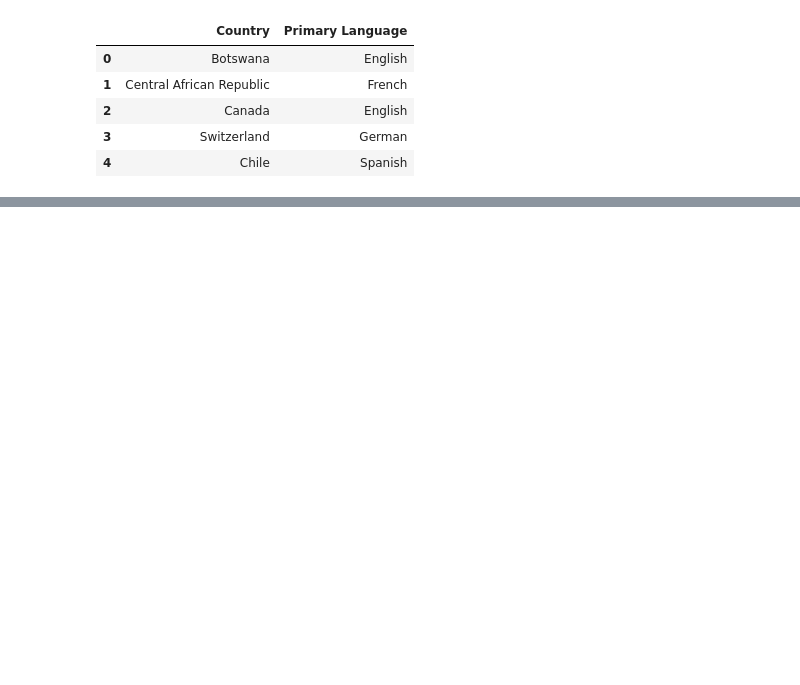
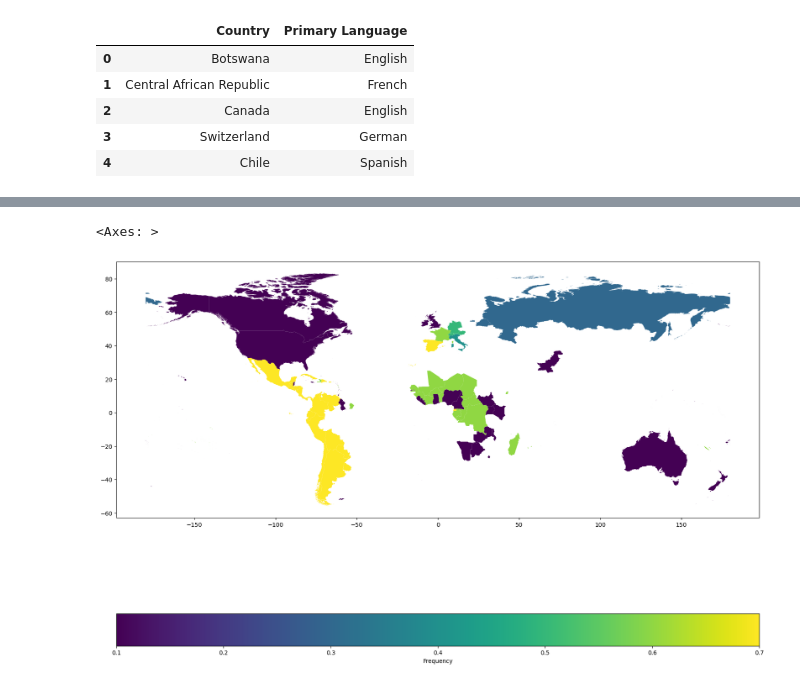
Before and after one commit to Shilord/GoogleNGrams_CrossLangViz, a Jupyter notebook: World Map Lang Data/Cleaning.ipynb, the cells around one changed output, grey strips where cells are left out. Cells and saved outputs as stored; diff of their text form; code cells hidden in the pictures; blank space fills up the shorter version.

Commit message:
Make preliminary Tableau and Python chloropleth graphs

```diff
--- a/World Map Lang Data/Cleaning.ipynb
+++ b/World Map Lang Data/Cleaning.ipynb
@@ -29,0 +68,27 @@ df_filt.head()
+# %%
+map = gpd.read_file("soc_071_world_languages.zip")
+
+map_filt = map[df['FIRST_OFFI'].isin(["English", "Chinese", "Russian", "Italian", "German", "French", "Spanish"])] # Ignoring Hebrew for now
+map_filt = map_filt.loc[:, ['COUNTRY', 'FIRST_OFFI', 'geometry']]
+map_filt = map_filt.rename(columns={'COUNTRY': 'Country', 'FIRST_OFFI': 'Primary Language'})
+
+ex_conditions = [
+    (map_filt['Primary Language'] == 'English'),
+    (map_filt['Primary Language'] == 'Chinese'),
+    (map_filt['Primary Language'] == 'Russian'),
+    (map_filt['Primary Language'] == 'Italian'),
+    (map_filt['Primary Language'] == 'German'),
+    (map_filt['Primary Language'] == 'French'),
+    (map_filt['Primary Language'] == 'Spanish')
+]
+
+ex_freq = [0.1, 0.2, 0.3, 0.4, 0.5, 0.6, 0.7]
+
+ex_map = map_filt.copy(deep=True)
+
+ex_map['Freq'] = np.select(ex_conditions, ex_freq)
+
+ex_map.plot(figsize=(20, 20), column="Freq", legend=True, legend_kwds={"label": "Frequency", "orientation": "horizontal"})
+# %% [output]
+<Axes: >
+[figure, added]
```
Also changed, not shown: parts of 3 cells of this notebook, 4 other files.
